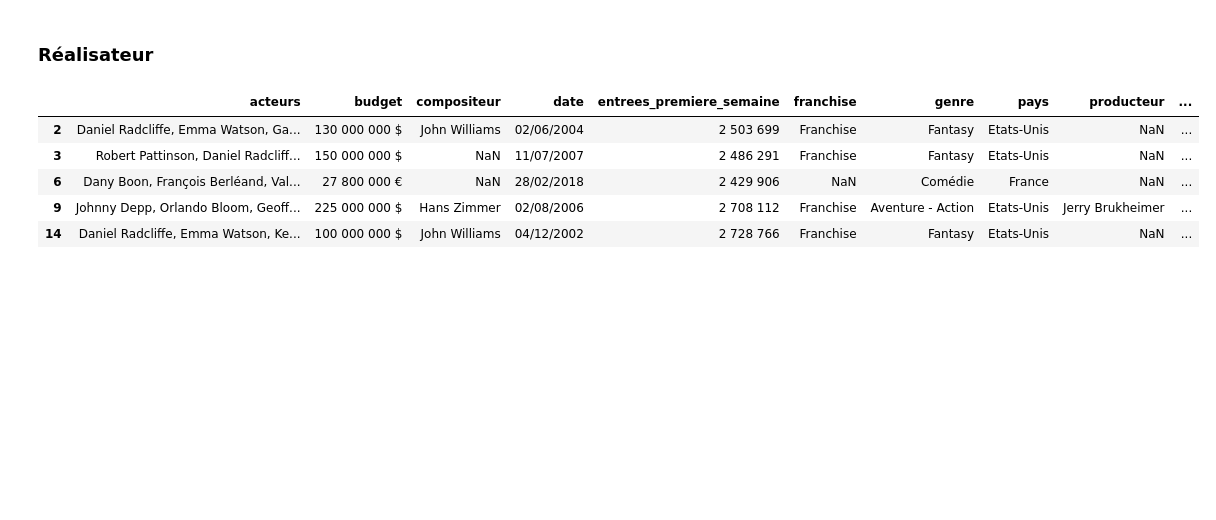
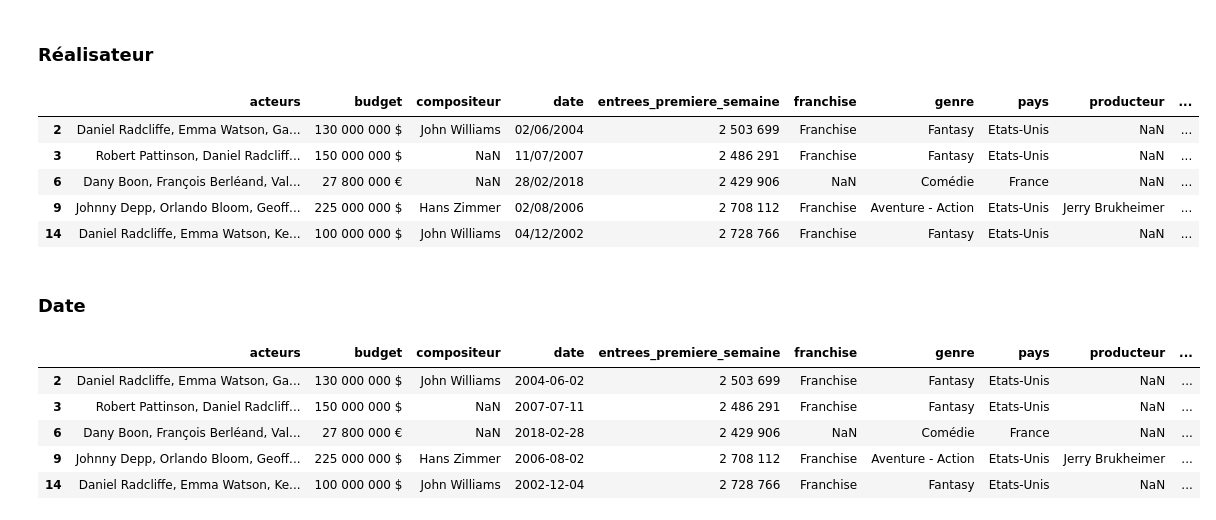
Before and after one commit to cjulliar/Movie_Popularity_Prediction, a Jupyter notebook: scrapper/cleanMovieSet.ipynb, the cells around one changed output. Cells and saved outputs as stored; diff of their text form; code cells hidden in the pictures; blank space fills up the shorter version.

Commit message:
up date,budget,entrees

```diff
--- a/scrapper/cleanMovieSet.ipynb
+++ b/scrapper/cleanMovieSet.ipynb
@@ -72,3 +72,17 @@ movies_data_cleaned.head(5)
 | 6 | Dany Boon, François Berléand, Val... | 27 800 000 € | NaN | 28/02/2018 | 2 429 906 | NaN | Comédie | France | NaN | ... |
 | 9 | Johnny Depp, Orlando Bloom, Geoff... | 225 000 000 $ | Hans Zimmer | 02/08/2006 | 2 708 112 | Franchise | Aventure - Action | Etats-Unis | Jerry Brukheimer | ... |
 | 14 | Daniel Radcliffe, Emma Watson, Ke... | 100 000 000 $ | John Williams | 04/12/2002 | 2 728 766 | Franchise | Fantasy | Etats-Unis | NaN | ... |
+# %% [markdown]
+### Date
+# %%
+movies_data_cleaned['date'] = movies_data_cleaned['date'].str.strip()
+movies_data_cleaned['date'] = pd.to_datetime(movies_data_cleaned['date'], format='%d/%m/%Y')
+
+movies_data_cleaned.head()
+# %% [output]
+|  | acteurs | budget | compositeur | date | entrees_premiere_semaine | franchise | genre | pays | producteur | ... |
+| 2 | Daniel Radcliffe, Emma Watson, Ga... | 130 000 000 $ | John Williams | 2004-06-02 | 2 503 699 | Franchise | Fantasy | Etats-Unis | NaN | ... |
+| 3 | Robert Pattinson, Daniel Radcliff... | 150 000 000 $ | NaN | 2007-07-11 | 2 486 291 | Franchise | Fantasy | Etats-Unis | NaN | ... |
+| 6 | Dany Boon, François Berléand, Val... | 27 800 000 € | NaN | 2018-02-28 | 2 429 906 | NaN | Comédie | France | NaN | ... |
+| 9 | Johnny Depp, Orlando Bloom, Geoff... | 225 000 000 $ | Hans Zimmer | 2006-08-02 | 2 708 112 | Franchise | Aventure - Action | Etats-Unis | Jerry Brukheimer | ... |
+| 14 | Daniel Radcliffe, Emma Watson, Ke... | 100 000 000 $ | John Williams | 2002-12-04 | 2 728 766 | Franchise | Fantasy | Etats-Unis | NaN | ... |
```
Also changed, not shown: parts of 6 cells of this notebook.
